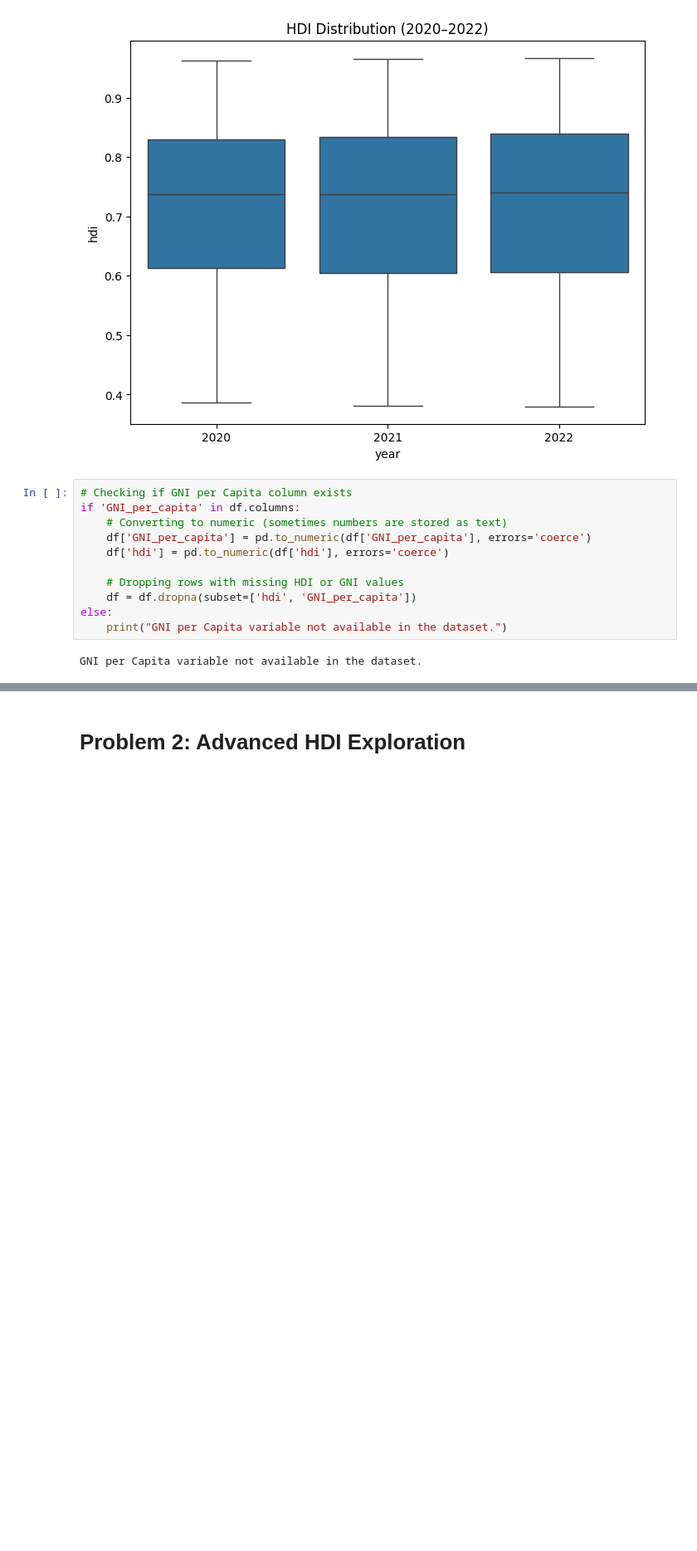
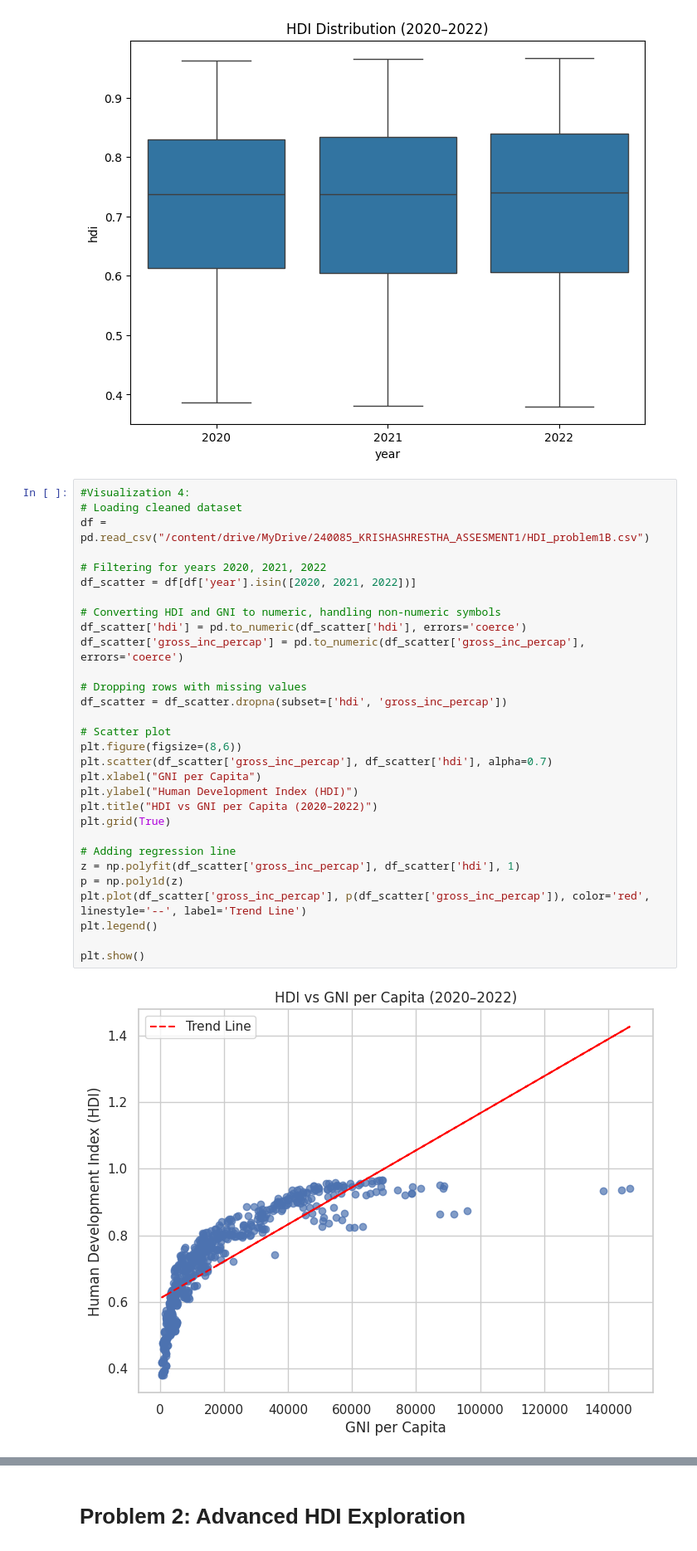
Before and after one commit to 06ksha/2461993_KrishaShrestha, a Jupyter notebook: 2461993_KrishaShrestha.ipynb, the cells around one changed output, grey strips where cells are left out. Shown at 83% size. Cells and saved outputs as stored; diff of their text form; blank space fills up the shorter version.

```diff
--- a/2461993_KrishaShrestha.ipynb
+++ b/2461993_KrishaShrestha.ipynb
@@ -214,19 +214,38 @@ plt.title('HDI Distribution (2020–2022)')
 plt.show()
 # %% [output]
 [figure]
-# %%
-# Checking if GNI per Capita column exists
-if 'GNI_per_capita' in df.columns:
-    # Converting to numeric (sometimes numbers are stored as text)
-    df['GNI_per_capita'] = pd.to_numeric(df['GNI_per_capita'], errors='coerce')
-    df['hdi'] = pd.to_numeric(df['hdi'], errors='coerce')
-
-    # Dropping rows with missing HDI or GNI values
-    df = df.dropna(subset=['hdi', 'GNI_per_capita'])
-else:
-    print("GNI per Capita variable not available in the dataset.")
-# %% [output]
-GNI per Capita variable not available in the dataset.
+# %%
+#Visualization 4:
+# Loading cleaned dataset
+df = pd.read_csv("/content/drive/MyDrive/240085_KRISHASHRESTHA_ASSESMENT1/HDI_problem1B.csv")
+
+# Filtering for years 2020, 2021, 2022
+df_scatter = df[df['year'].isin([2020, 2021, 2022])]
+
+# Converting HDI and GNI to numeric, handling non-numeric symbols
+df_scatter['hdi'] = pd.to_numeric(df_scatter['hdi'], errors='coerce')
+df_scatter['gross_inc_percap'] = pd.to_numeric(df_scatter['gross_inc_percap'], errors='coerce')
+
+# Dropping rows with missing values
+df_scatter = df_scatter.dropna(subset=['hdi', 'gross_inc_percap'])
+
+# Scatter plot
+plt.figure(figsize=(8,6))
+plt.scatter(df_scatter['gross_inc_percap'], df_scatter['hdi'], alpha=0.7)
+plt.xlabel("GNI per Capita")
+plt.ylabel("Human Development Index (HDI)")
+plt.title("HDI vs GNI per Capita (2020–2022)")
+plt.grid(True)
+
+# Adding regression line
+z = np.polyfit(df_scatter['gross_inc_percap'], df_scatter['hdi'], 1)
+p = np.poly1d(z)
+plt.plot(df_scatter['gross_inc_percap'], p(df_scatter['gross_inc_percap']), color='red', linestyle='--', label='Trend Line')
+plt.legend()
+
+plt.show()
+# %% [output]
+[figure, added]
 # %%
 #Task 4
 # Computing HDI change from 2020 to 2022
```
Also changed, not shown: parts of 17 cells of this notebook.
